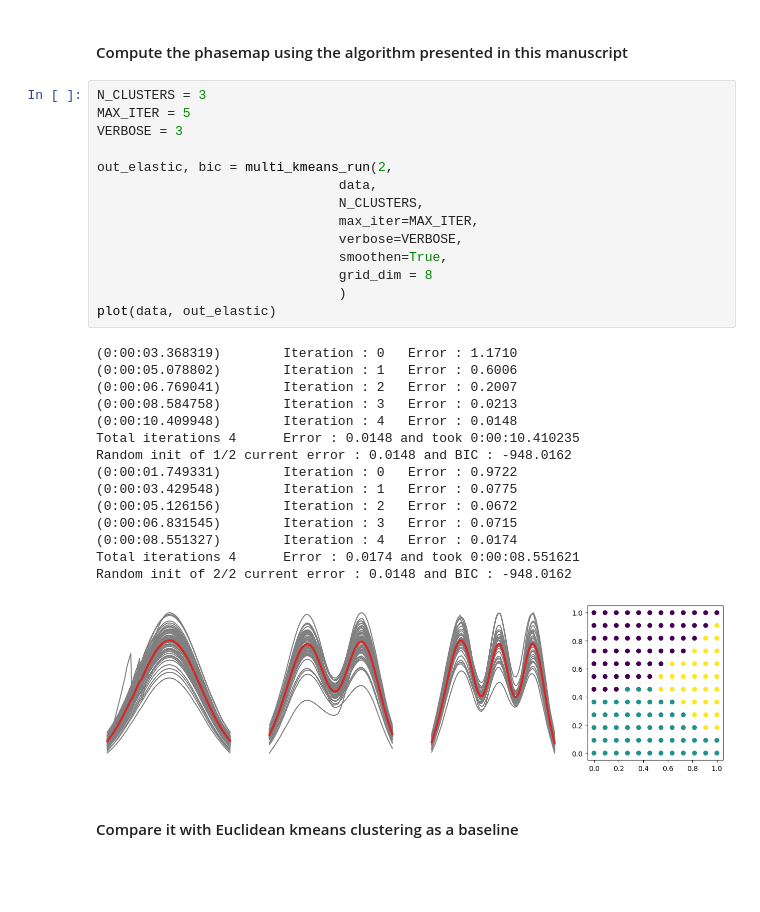
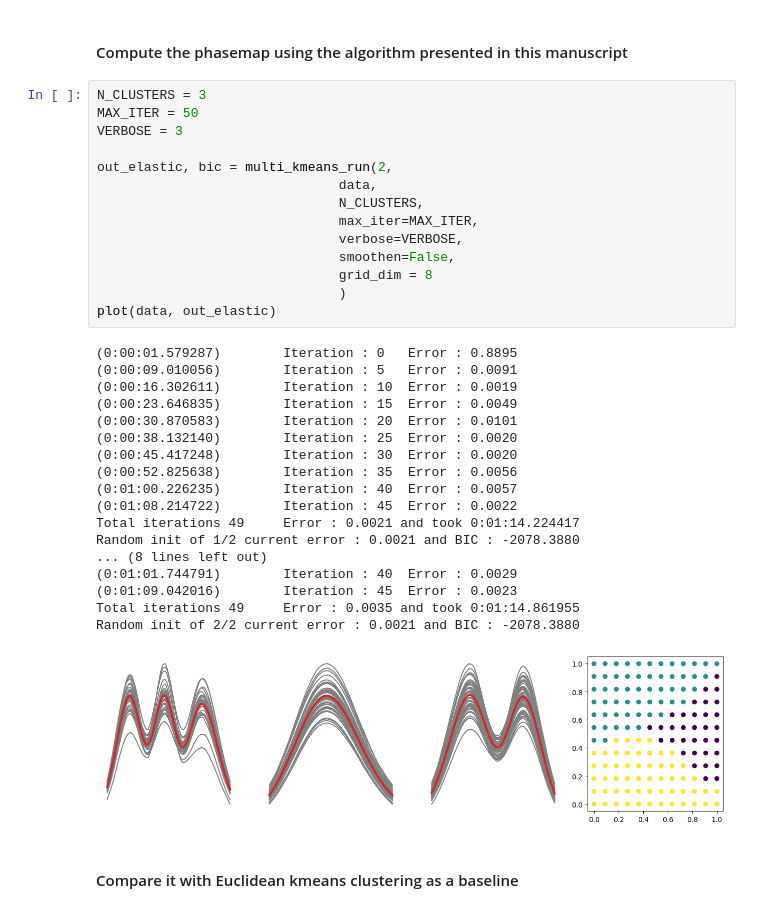
Before and after one commit to pozzo-research-group/autophasemap, a Jupyter notebook: example.ipynb, the cells around one changed output. Cells and saved outputs as stored; diff of their text form; blank space fills up the shorter version.

```diff
--- a/example.ipynb
+++ b/example.ipynb
@@ -113,34 +116,37 @@ def plot(data, out):
 #### Compute the phasemap using the algorithm presented in this manuscript
 # %%
 N_CLUSTERS = 3
-MAX_ITER = 5
+MAX_ITER = 50
 VERBOSE = 3
 
 out_elastic, bic = multi_kmeans_run(2,
                                data,
                                N_CLUSTERS,
                                max_iter=MAX_ITER,
                                verbose=VERBOSE,
-                               smoothen=True,
+                               smoothen=False,
                                grid_dim = 8
                                )
 plot(data, out_elastic)
 # %% [output]
-(0:00:03.368319)        Iteration : 0   Error : 1.1710
-(0:00:05.078802)        Iteration : 1   Error : 0.6006
-(0:00:06.769041)        Iteration : 2   Error : 0.2007
-(0:00:08.584758)        Iteration : 3   Error : 0.0213
-(0:00:10.409948)        Iteration : 4   Error : 0.0148
-Total iterations 4      Error : 0.0148 and took 0:00:10.410235
-Random init of 1/2 current error : 0.0148 and BIC : -948.0162
-(0:00:01.749331)        Iteration : 0   Error : 0.9722
-(0:00:03.429548)        Iteration : 1   Error : 0.0775
-(0:00:05.126156)        Iteration : 2   Error : 0.0672
-(0:00:06.831545)        Iteration : 3   Error : 0.0715
-(0:00:08.551327)        Iteration : 4   Error : 0.0174
-Total iterations 4      Error : 0.0174 and took 0:00:08.551621
-Random init of 2/2 current error : 0.0148 and BIC : -948.0162
+(0:00:01.579287)        Iteration : 0   Error : 0.8895
+(0:00:09.010056)        Iteration : 5   Error : 0.0091
+(0:00:16.302611)        Iteration : 10  Error : 0.0019
+(0:00:23.646835)        Iteration : 15  Error : 0.0049
+(0:00:30.870583)        Iteration : 20  Error : 0.0101
+(0:00:38.132140)        Iteration : 25  Error : 0.0020
+(0:00:45.417248)        Iteration : 30  Error : 0.0020
+(0:00:52.825638)        Iteration : 35  Error : 0.0056
+(0:01:00.226235)        Iteration : 40  Error : 0.0057
+(0:01:08.214722)        Iteration : 45  Error : 0.0022
+Total iterations 49     Error : 0.0021 and took 0:01:14.224417
+Random init of 1/2 current error : 0.0021 and BIC : -2078.3880
+... (8 lines left out)
+(0:01:01.744791)        Iteration : 40  Error : 0.0029
+(0:01:09.042016)        Iteration : 45  Error : 0.0023
+Total iterations 49     Error : 0.0035 and took 0:01:14.861955
+Random init of 2/2 current error : 0.0021 and BIC : -2078.3880
-[figure, old version]
+[figure, new version]
 # %% [markdown]
 #### Compare it with Euclidean kmeans clustering as a baseline
 # %%
```
Also changed, not shown: parts of 3 cells of this notebook, 1 other file.
